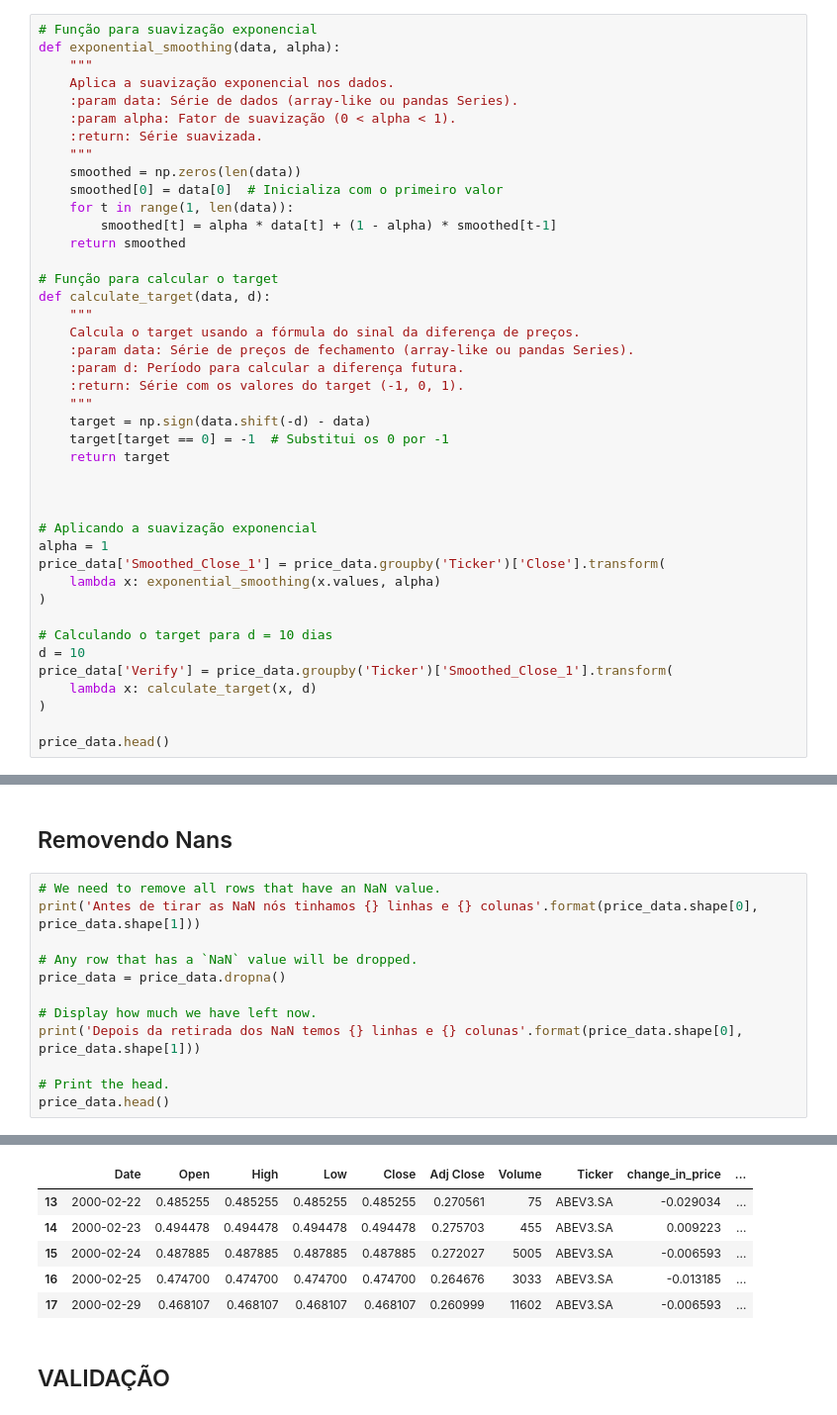
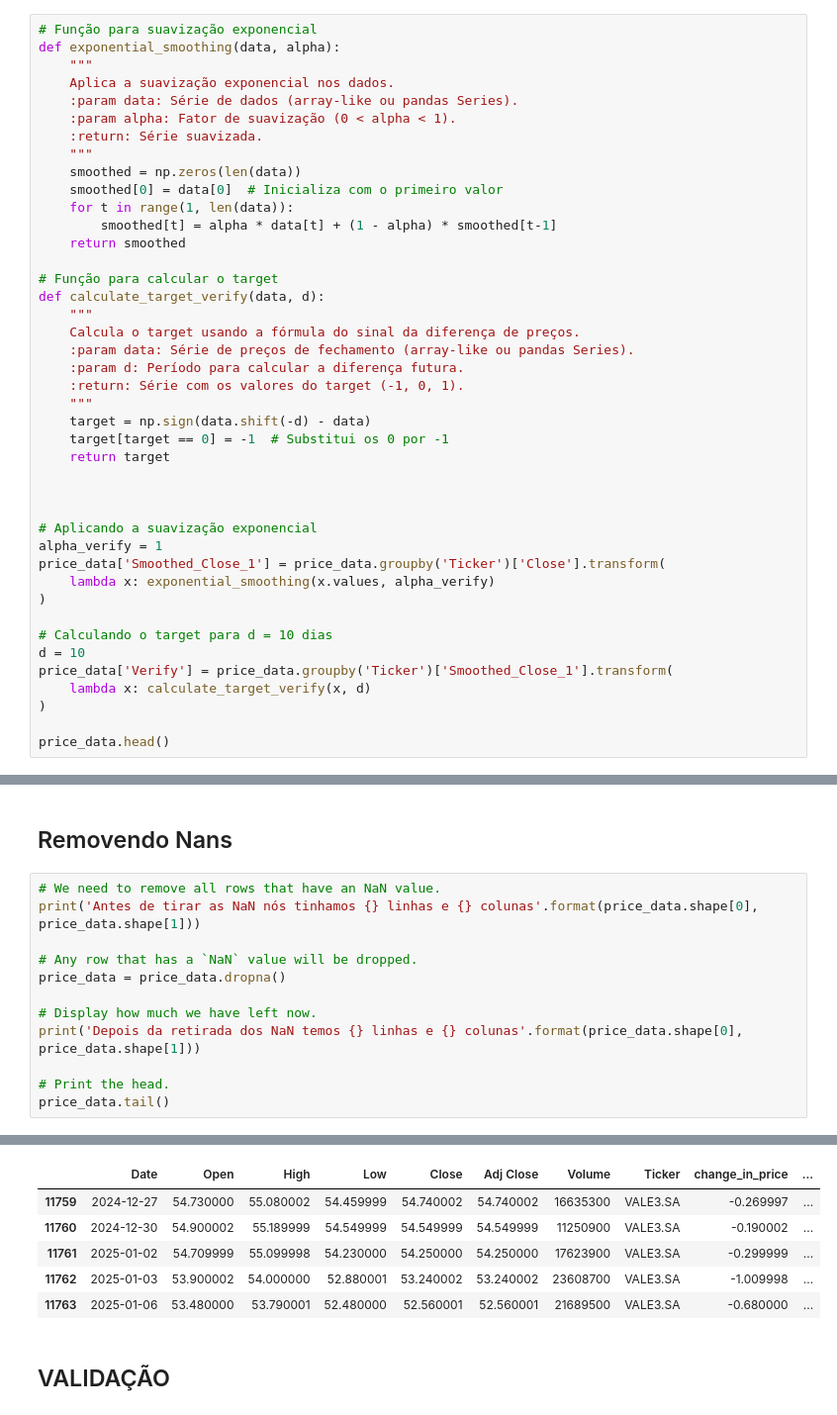
Before and after one commit to Bruno-Santana-Eco/TCC_Machine_learning, a Jupyter notebook: Random Forest_D10.ipynb, the cells around one changed output, grey strips where cells are left out. Shown at 99% size. Drawn from its saved outputs; the diff is of its cells as text.

```diff
--- a/Random Forest_D10.ipynb
+++ b/Random Forest_D10.ipynb
@@ -126,7 +126,7 @@ def exponential_smoothing(data, alpha):
     return smoothed
 
 # Função para calcular o target
-def calculate_target(data, d):
+def calculate_target_verify(data, d):
     """
     Calcula o target usando a fórmula do sinal da diferença de preços.
     :param data: Série de preços de fechamento (array-like ou pandas Series).
@@ -140,15 +140,15 @@ def calculate_target(data, d):
 
 
 # Aplicando a suavização exponencial
-alpha = 1
+alpha_verify = 1
 price_data['Smoothed_Close_1'] = price_data.groupby('Ticker')['Close'].transform(
-    lambda x: exponential_smoothing(x.values, alpha)
+    lambda x: exponential_smoothing(x.values, alpha_verify)
 )
 
 # Calculando o target para d = 10 dias
 d = 10
 price_data['Verify'] = price_data.groupby('Ticker')['Smoothed_Close_1'].transform(
-    lambda x: calculate_target(x, d)
+    lambda x: calculate_target_verify(x, d)
 )
 
 price_data.head()
@@ -532,24 +536,24 @@ price_data.to_parquet('C:/Users/Samsung/Documents/GitHub-Datas/TCC_Machine_Learn
 # %%
 # We need to remove all rows that have an NaN value.
 print('Antes de tirar as NaN nós tinhamos {} linhas e {} colunas'.format(price_data.shape[0], price_data.shape[1]))
 
 # Any row that has a `NaN` value will be dropped.
 price_data = price_data.dropna()
 
 # Display how much we have left now.
 print('Depois da retirada dos NaN temos {} linhas e {} colunas'.format(price_data.shape[0], price_data.shape[1]))
 
 # Print the head.
-price_data.head()
+price_data.tail()
 # %% [output]
 Antes de tirar as NaN nós tinhamos 27021 linhas e 26 colunas
 Depois da retirada dos NaN temos 26906 linhas e 26 colunas
 |  | Date | Open | High | Low | Close | Adj Close | Volume | Ticker | change_in_price | ... |
-| 13 | 2000-02-22 | 0.485255 | 0.485255 | 0.485255 | 0.485255 | 0.270561 | 75 | ABEV3.SA | -0.029034 | ... |
-| 14 | 2000-02-23 | 0.494478 | 0.494478 | 0.494478 | 0.494478 | 0.275703 | 455 | ABEV3.SA | 0.009223 | ... |
-| 15 | 2000-02-24 | 0.487885 | 0.487885 | 0.487885 | 0.487885 | 0.272027 | 5005 | ABEV3.SA | -0.006593 | ... |
-| 16 | 2000-02-25 | 0.474700 | 0.474700 | 0.474700 | 0.474700 | 0.264676 | 3033 | ABEV3.SA | -0.013185 | ... |
-| 17 | 2000-02-29 | 0.468107 | 0.468107 | 0.468107 | 0.468107 | 0.260999 | 11602 | ABEV3.SA | -0.006593 | ... |
+| 11759 | 2024-12-27 | 54.730000 | 55.080002 | 54.459999 | 54.740002 | 54.740002 | 16635300 | VALE3.SA | -0.269997 | ... |
+| 11760 | 2024-12-30 | 54.900002 | 55.189999 | 54.549999 | 54.549999 | 54.549999 | 11250900 | VALE3.SA | -0.190002 | ... |
+| 11761 | 2025-01-02 | 54.709999 | 55.099998 | 54.230000 | 54.250000 | 54.250000 | 17623900 | VALE3.SA | -0.299999 | ... |
+| 11762 | 2025-01-03 | 53.900002 | 54.000000 | 52.880001 | 53.240002 | 53.240002 | 23608700 | VALE3.SA | -1.009998 | ... |
+| 11763 | 2025-01-06 | 53.480000 | 53.790001 | 52.480000 | 52.560001 | 52.560001 | 21689500 | VALE3.SA | -0.680000 | ... |
 # %% [markdown]
 ## VALIDAÇÃO
 # %% [markdown]
```
Also changed, not shown: parts of 19 cells of this notebook, 3 other files.
